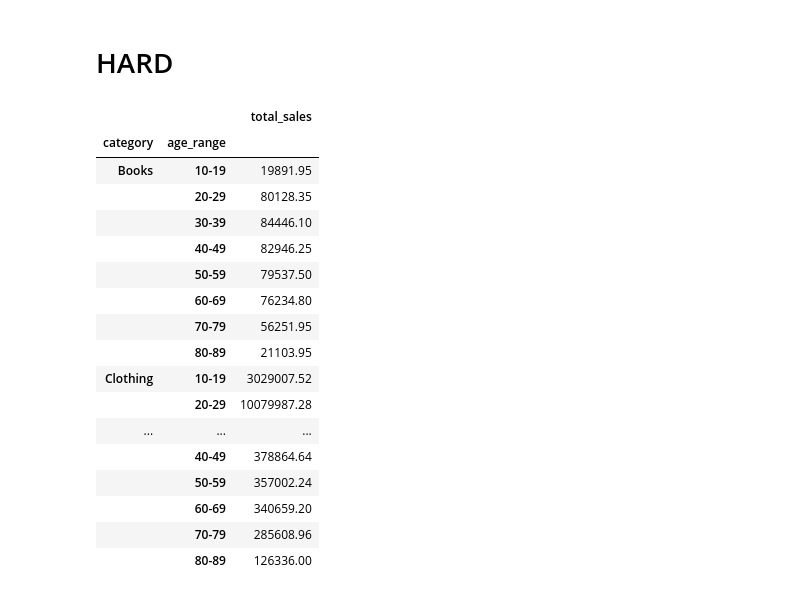
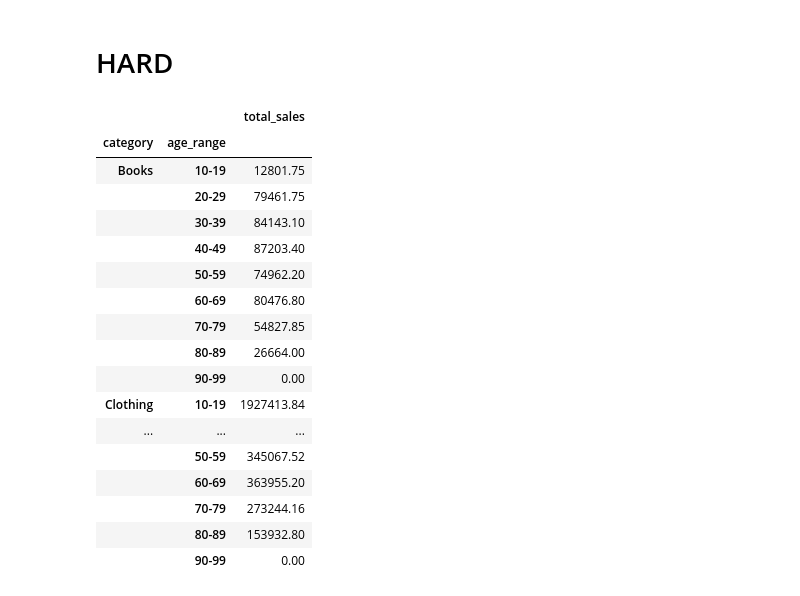
Before and after one commit to danielngo-obf/ITGMT-Homework, a Jupyter notebook: sales-data.ipynb, the cells around one changed output. Drawn from its saved outputs; the diff is of its cells as text; code cells hidden in the pictures.

```diff
--- a/sales-data.ipynb
+++ b/sales-data.ipynb
@@ -204,48 +204,51 @@ Regardless, for the years 2021 and 2022, there seems to be a small, yet noticeab
 # %%
 #1 - pivot table showing breakdown of sales across ff. dimensions:
 #in this order: category, decade age range (e.g., 10-19, 20-29, and so forth)
 
+import pandas as pd
 import numpy as np
 
 df1 = pd.read_csv('fct_invoice.csv')
 df2 = pd.read_json(r"dim_customer.json")
 
-df1['total_sales'] = df['price']*df['quantity']
+df1['total_sales'] = df1['price'] * df1['quantity']
 df1_clean = df1[['customer_id', 'total_sales', 'category']].copy()
 
 df1_clean['age'] = df1_clean['customer_id'].map(df2.set_index('id')['age'])
 
 df1_clean_sorted = df1_clean.sort_values(['category', 'age'])
 
-age_ranges = ['10-19', '20-29', '30-39', '40-49', '50-59', '60-69', '70-79', '80-89']
+age_ranges = [10, 20, 30, 40, 50, 60, 70, 80, 90, 100]
 
-df1_clean_sorted['age_range'] = pd.cut(df1_clean_sorted['age'], bins=[10, 20, 30, 40, 50, 60, 70, 80, 90], labels=age_ranges)
+age_labels = [f"{age}-{age + 9}" for age in age_ranges[:-1]]
 
-df_grouped = df1_clean_sorted.groupby(['category', 'age_range']).agg({'total_sales':'sum'}).reset_index()
+df1_clean_sorted['age_range'] = pd.cut(df1_clean_sorted['age'], bins=age_ranges, labels=age_labels, right=False)
 
-pivot = df_grouped.pivot_table(index=['category','age_range'], values=['total_sales'], aggfunc='sum')
+df_grouped = df1_clean_sorted.groupby(['category', 'age_range']).agg({'total_sales': 'sum'}).reset_index()
+
+pivot = df_grouped.pivot_table(index=['category', 'age_range'], values=['total_sales'], aggfunc='sum')
 
 pd.set_option('display.max_rows', None)
 
 pivot
 
 #made with the assistance of ChatGPT
 # %% [output]
 |  |  | total_sales |
 | category | age_range |  |
-| Books | 10-19 | 19891.95 |
-|  | 20-29 | 80128.35 |
-|  | 30-39 | 84446.10 |
-|  | 40-49 | 82946.25 |
-|  | 50-59 | 79537.50 |
-|  | 60-69 | 76234.80 |
-|  | 70-79 | 56251.95 |
-|  | 80-89 | 21103.95 |
-| Clothing | 10-19 | 3029007.52 |
-|  | 20-29 | 10079987.28 |
+| Books | 10-19 | 12801.75 |
+|  | 20-29 | 79461.75 |
+|  | 30-39 | 84143.10 |
+|  | 40-49 | 87203.40 |
+|  | 50-59 | 74962.20 |
+|  | 60-69 | 80476.80 |
+|  | 70-79 | 54827.85 |
+|  | 80-89 | 26664.00 |
+|  | 90-99 | 0.00 |
+| Clothing | 10-19 | 1927413.84 |
 | ... | ... | ... |
-|  | 40-49 | 378864.64 |
-|  | 50-59 | 357002.24 |
-|  | 60-69 | 340659.20 |
-|  | 70-79 | 285608.96 |
-|  | 80-89 | 126336.00 |
+|  | 50-59 | 345067.52 |
+|  | 60-69 | 363955.20 |
+|  | 70-79 | 273244.16 |
+|  | 80-89 | 153932.80 |
+|  | 90-99 | 0.00 |
```
Also changed, not shown: parts of 1 cell of this notebook, 4 other files.
